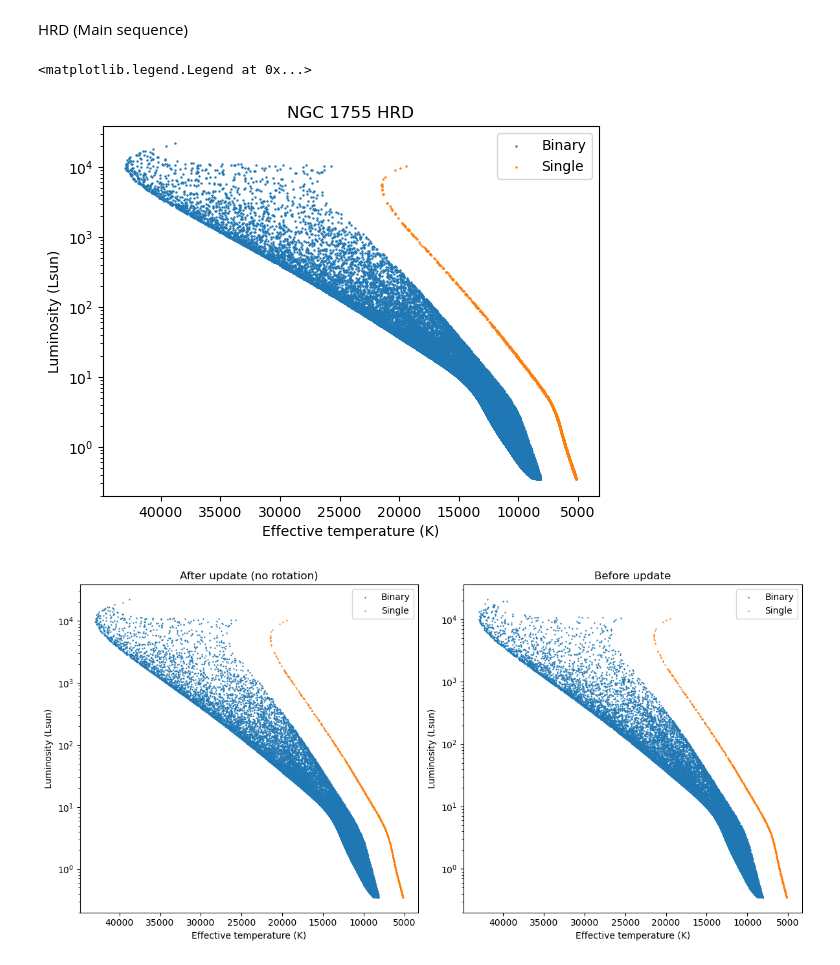
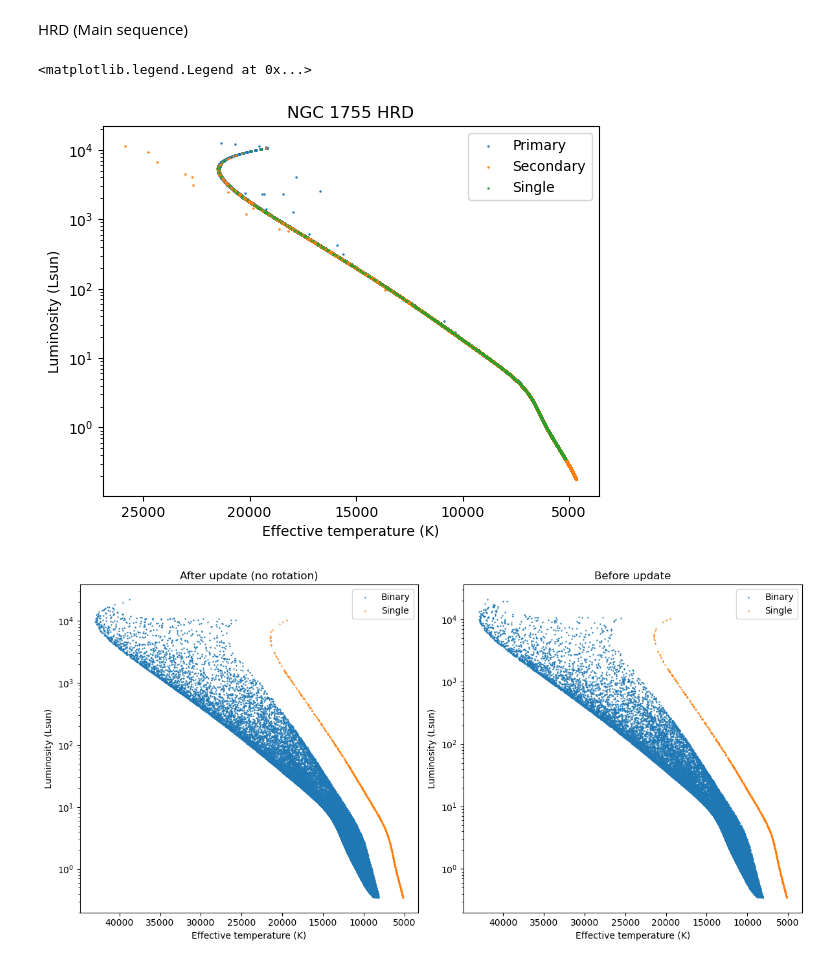
Before and after one commit to mkim0029/COMPAS, a Jupyter notebook: src/Test_set/read.ipynb, the cells around one changed output. Drawn from its saved outputs; the diff is of its cells as text; code cells hidden in the pictures.

```diff
--- a/src/Test_set/read.ipynb
+++ b/src/Test_set/read.ipynb
@@ -25,15 +24,17 @@ def load_data(filename, mode, filter = 'True'):
 
     if mode == 'BSE':
         df = pd.DataFrame({
-            'L': SP['Luminosity(1)'][()] + SP['Luminosity(2)'][()],
-            'Teff': SP['Teff(1)'][()] + SP['Teff(2)'][()],
+            'L1': SP['Luminosity(1)'][()],
+            'L2': SP['Luminosity(2)'][()],
+            'Teff1': SP['Teff(1)'][()],
+            'Teff2': SP['Teff(2)'][()],
             'type1': SP['Stellar_Type(1)'][()],
             'type2': SP['Stellar_Type(2)'][()]
         })
 
         if filter:
-            df = restrict(df, 'type1', 0, 1) #MS stars only
-            df = restrict(df, 'type2', 0, 1) #MS stars only
+            df = restrict(df, 'type1', 1, 1) #MS stars only
+            df = restrict(df, 'type2', 1, 1) #MS stars only
 
     else:
         df = pd.DataFrame({
@@ -43,7 +44,7 @@ def load_data(filename, mode, filter = 'True'):
         })
 
         if filter:
-            df = restrict(df, 'type', 0, 1) #MS stars only
+            df = restrict(df, 'type', 1, 1) #MS stars only
 
     return df
 # %% [markdown]
@@ -69,17 +70,18 @@ single = load_data('COMPAS_Output_SSE.h5', 'SSE')
 # %% [markdown]
 HRD (Main sequence)
 # %%
-plt.scatter(binary.Teff, binary.L, label = 'Binary', s = 0.5)
+plt.scatter(binary.Teff1, binary.L1, label = 'Primary', s = 0.5)
+plt.scatter(binary.Teff2, binary.L2, label = 'Secondary', s = 0.5)
 plt.scatter(single.Teff, single.L, label = 'Single', s = 0.5)
 plt.gca().invert_xaxis()
 plt.title('NGC 1755 HRD')
 plt.xlabel('Effective temperature (K)')
 plt.ylabel('Luminosity (Lsun)')
 plt.yscale('log')
 plt.legend()
 # %% [output]
 <matplotlib.legend.Legend at 0x...>
-[figure, old version]
+[figure, new version]
 # %%
 before = load_data('COMPAS_Output.h5', 'BSE')
 # %%
```
Also changed, not shown: parts of 2 cells of this notebook, 5 other files.
